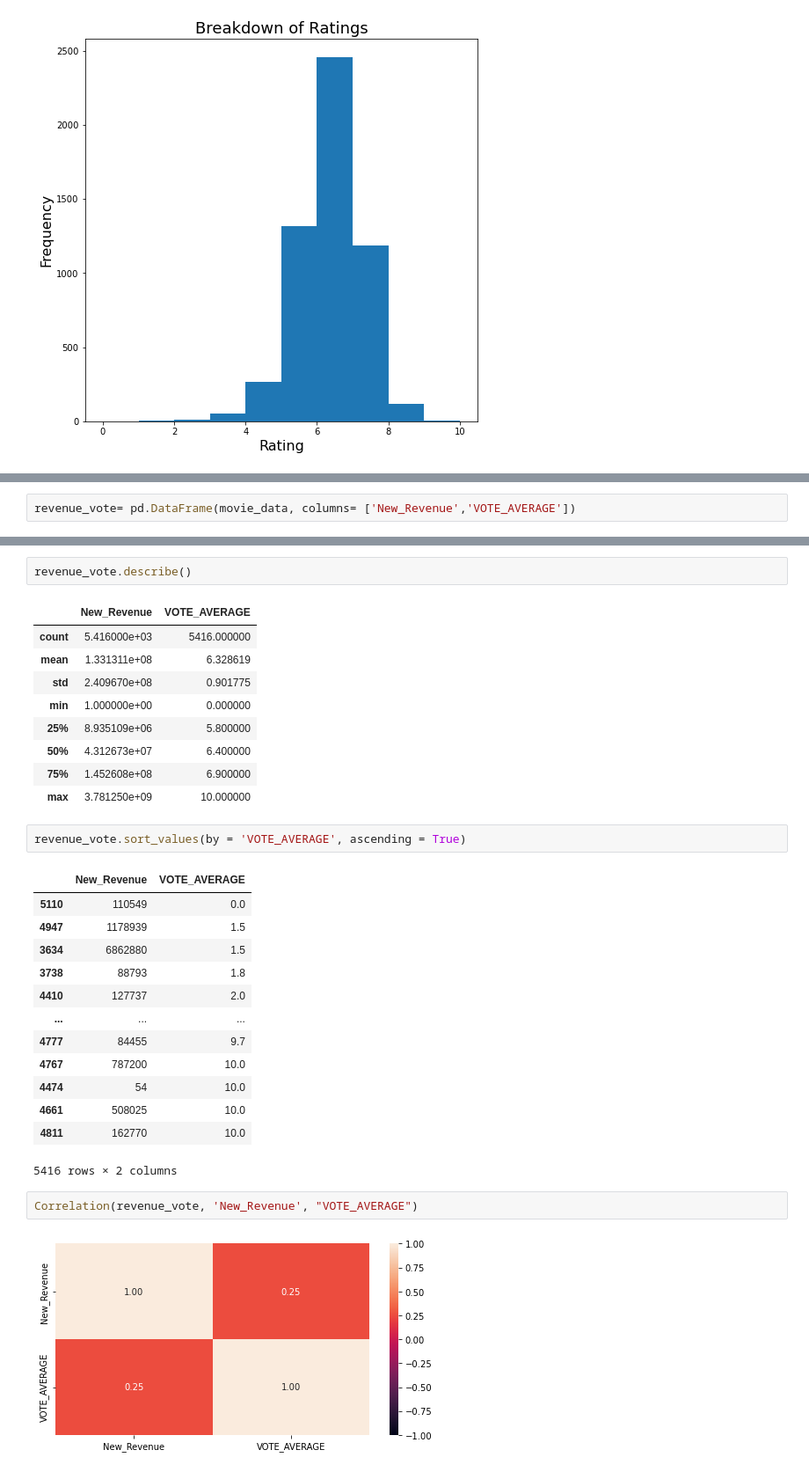
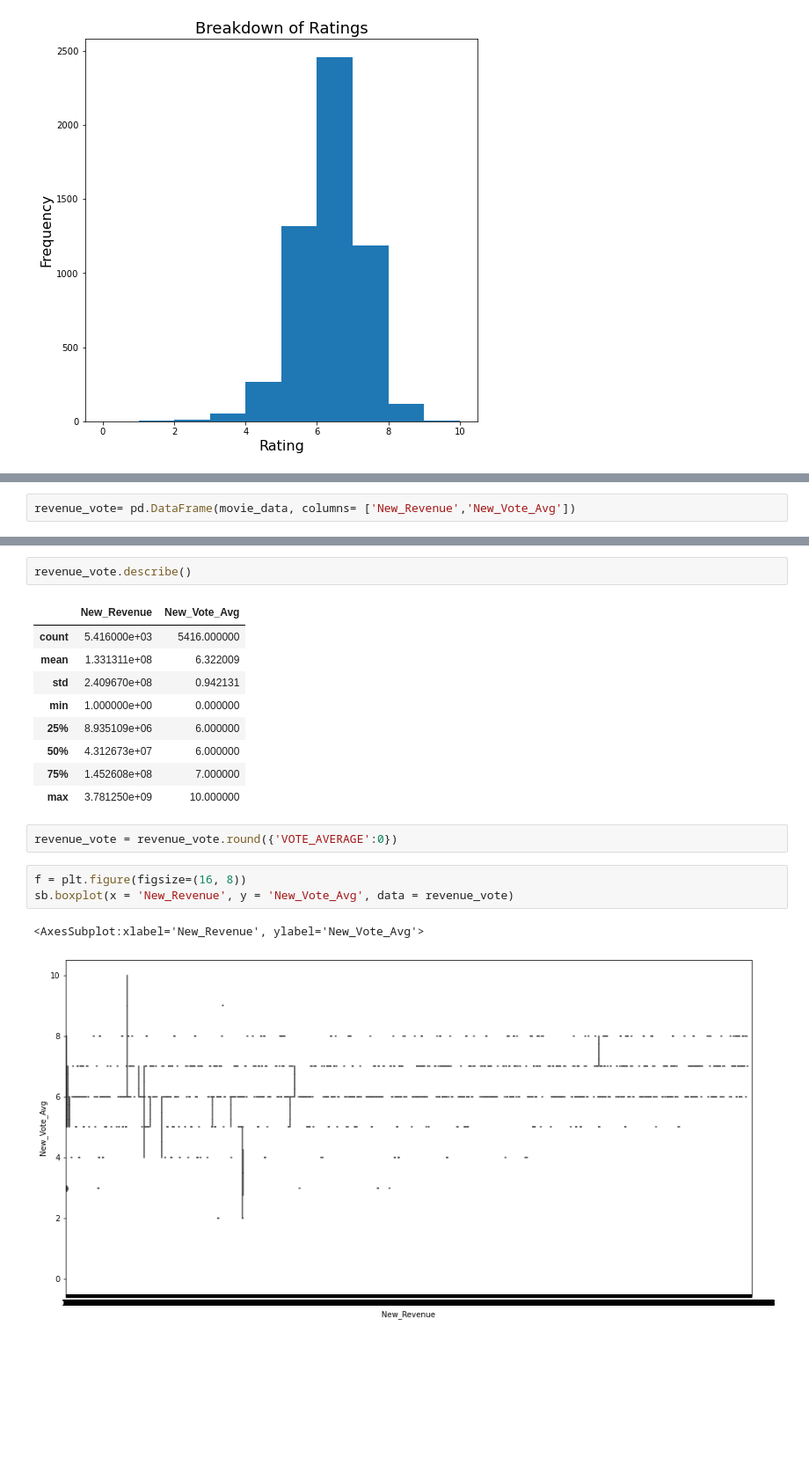
Before and after one commit to EZQQQQ/Movie-Analysis, a Jupyter notebook: MAIN-Copy1.ipynb, the cells around one changed output, grey strips where cells are left out. Shown at 88% size. Saved outputs shown, nothing was run; the diff lists cells and outputs as text; blank space fills up the shorter version.

```diff
--- a/MAIN-Copy1.ipynb
+++ b/MAIN-Copy1.ipynb
@@ -377,3 +375,3 @@ sb.boxplot(x = 'New_Revenue', y = 'VOTE_AVERAGE', data = movie_data)
 # %%
-revenue_vote= pd.DataFrame(movie_data, columns= ['New_Revenue','VOTE_AVERAGE'])
+revenue_vote= pd.DataFrame(movie_data, columns= ['New_Revenue','New_Vote_Avg'])
 # %%
@@ -384,32 +382,20 @@ sb.jointplot(data = revenue_vote, x = "VOTE_AVERAGE", y = "New_Revenue", height
 # %%
 revenue_vote.describe()
 # %% [output]
-|  | New_Revenue | VOTE_AVERAGE |
+|  | New_Revenue | New_Vote_Avg |
 | count | 5.416000e+03 | 5416.000000 |
-| mean | 1.331311e+08 | 6.328619 |
-| std | 2.409670e+08 | 0.901775 |
+| mean | 1.331311e+08 | 6.322009 |
+| std | 2.409670e+08 | 0.942131 |
 | min | 1.000000e+00 | 0.000000 |
-| 25% | 8.935109e+06 | 5.800000 |
-| 50% | 4.312673e+07 | 6.400000 |
-| 75% | 1.452608e+08 | 6.900000 |
+| 25% | 8.935109e+06 | 6.000000 |
+| 50% | 4.312673e+07 | 6.000000 |
+| 75% | 1.452608e+08 | 7.000000 |
 | max | 3.781250e+09 | 10.000000 |
-# %%
-revenue_vote.sort_values(by = 'VOTE_AVERAGE', ascending = True)
-# %% [output]
-|  | New_Revenue | VOTE_AVERAGE |
-| 5110 | 110549 | 0.0 |
-| 4947 | 1178939 | 1.5 |
-| 3634 | 6862880 | 1.5 |
-| 3738 | 88793 | 1.8 |
-| 4410 | 127737 | 2.0 |
-| ... | ... | ... |
-| 4777 | 84455 | 9.7 |
-| 4767 | 787200 | 10.0 |
-| 4474 | 54 | 10.0 |
-| 4661 | 508025 | 10.0 |
-| 4811 | 162770 | 10.0 |
-5416 rows × 2 columns
+# %%
+revenue_vote = revenue_vote.round({'VOTE_AVERAGE':0})
 # %%
-Correlation(revenue_vote, 'New_Revenue', "VOTE_AVERAGE")
+f = plt.figure(figsize=(16, 8))
+sb.boxplot(x = 'New_Revenue', y = 'New_Vote_Avg', data = revenue_vote)
 # %% [output]
+<AxesSubplot:xlabel='New_Revenue', ylabel='New_Vote_Avg'>
-[figure, old version]
+[figure, new version]
```
Also changed, not shown: parts of 26 cells of this notebook.
